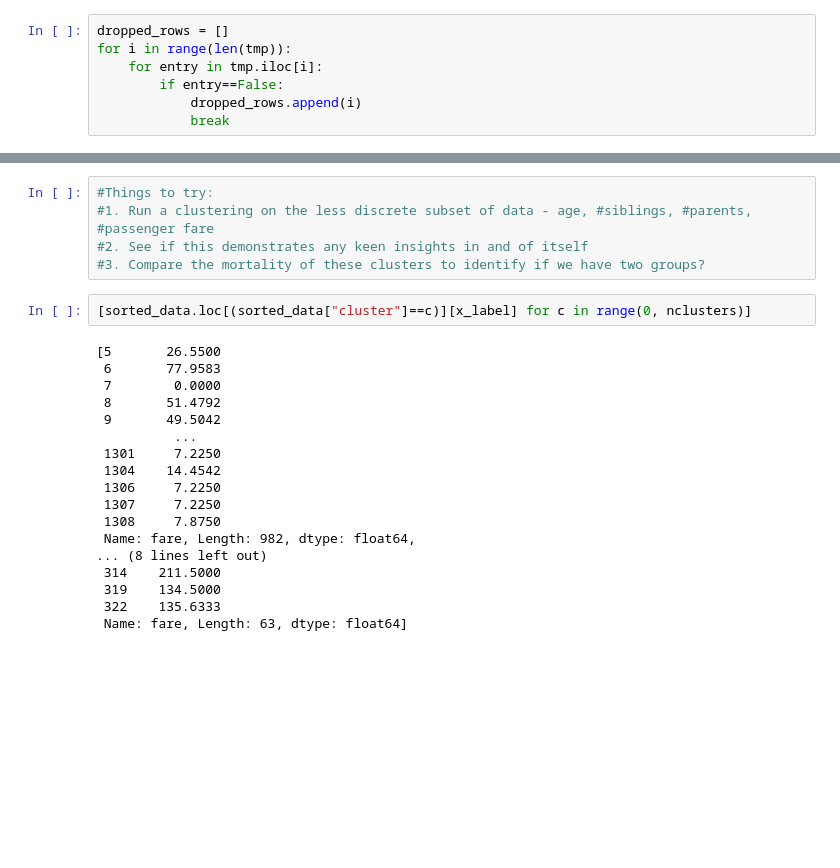
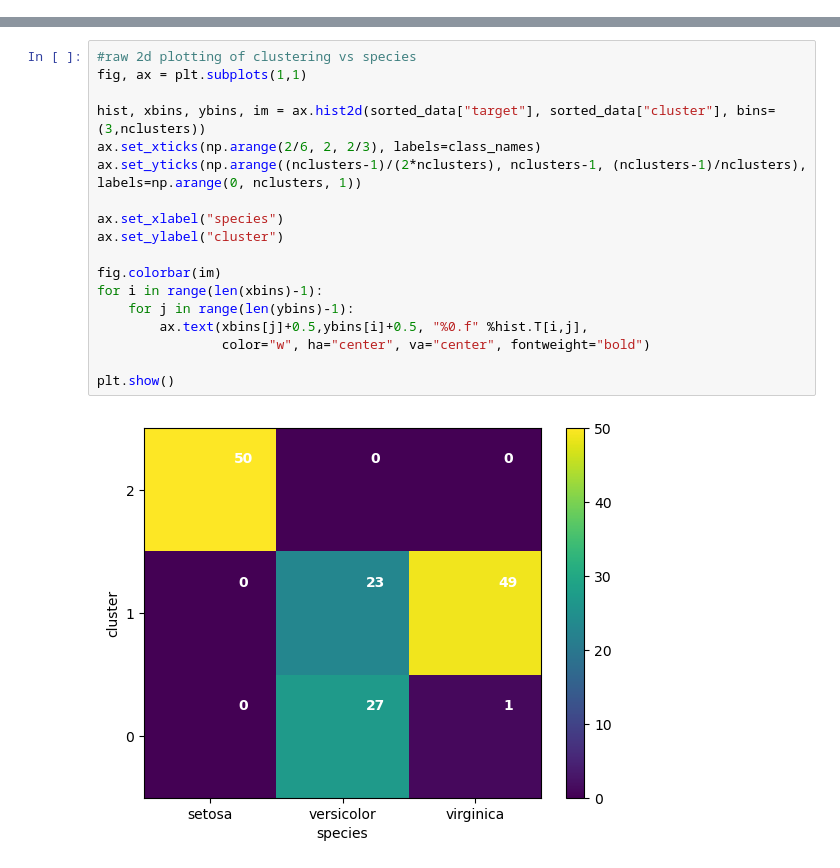
Before and after one commit to cly20/ml_clustering_tutorial, a Jupyter notebook: WIP.ipynb, the cells around one changed output, grey strips where cells are left out. Saved outputs shown, nothing was run; the diff lists cells and outputs as text; blank space fills up the shorter version.

```diff
--- a/WIP.ipynb
+++ b/WIP.ipynb
@@ -25,7 +15,0 @@ tmp = pd.notna(data)
-# %%
-dropped_rows = []
-for i in range(len(tmp)):
-    for entry in tmp.iloc[i]:
-        if entry==False:
-            dropped_rows.append(i)
-            break
@@ -153,25 +77,20 @@ plt.show()
-# %%
-#Things to try:
-#1. Run a clustering on the less discrete subset of data - age, #siblings, #parents, #passenger fare
-#2. See if this demonstrates any keen insights in and of itself
-#3. Compare the mortality of these clusters to identify if we have two groups?
-# %%
-[sorted_data.loc[(sorted_data["cluster"]==c)][x_label] for c in range(0, nclusters)]
-# %% [output]
-[5       26.5500
- 6       77.9583
- 7        0.0000
- 8       51.4792
- 9       49.5042
-          ...
- 1301     7.2250
- 1304    14.4542
- 1306     7.2250
- 1307     7.2250
- 1308     7.8750
- Name: fare, Length: 982, dtype: float64,
-... (8 lines left out)
- 314    211.5000
- 319    134.5000
- 322    135.6333
- Name: fare, Length: 63, dtype: float64]
+# %%
+#raw 2d plotting of clustering vs species
+fig, ax = plt.subplots(1,1)
+
+hist, xbins, ybins, im = ax.hist2d(sorted_data["target"], sorted_data["cluster"], bins=(3,nclusters))
+ax.set_xticks(np.arange(2/6, 2, 2/3), labels=class_names)
+ax.set_yticks(np.arange((nclusters-1)/(2*nclusters), nclusters-1, (nclusters-1)/nclusters), labels=np.arange(0, nclusters, 1))
+
+ax.set_xlabel("species")
+ax.set_ylabel("cluster")
+
+fig.colorbar(im)
+for i in range(len(xbins)-1):
+    for j in range(len(ybins)-1):
+        ax.text(xbins[j]+0.5,ybins[i]+0.5, "%0.f" %hist.T[i,j],
+                color="w", ha="center", va="center", fontweight="bold")
+
+plt.show()
+# %% [output]
+[figure, added]
```
Also changed, not shown: parts of 13 cells of this notebook.
